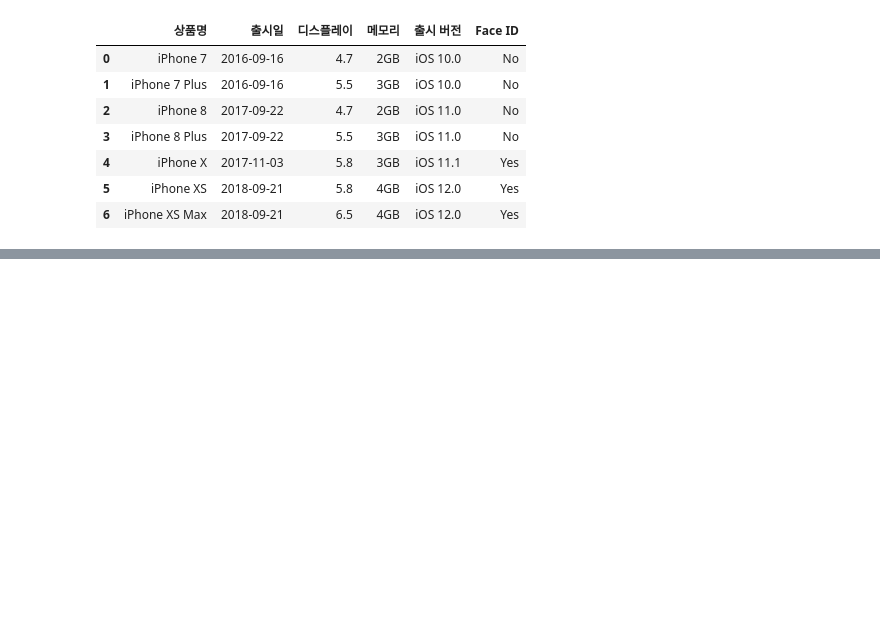
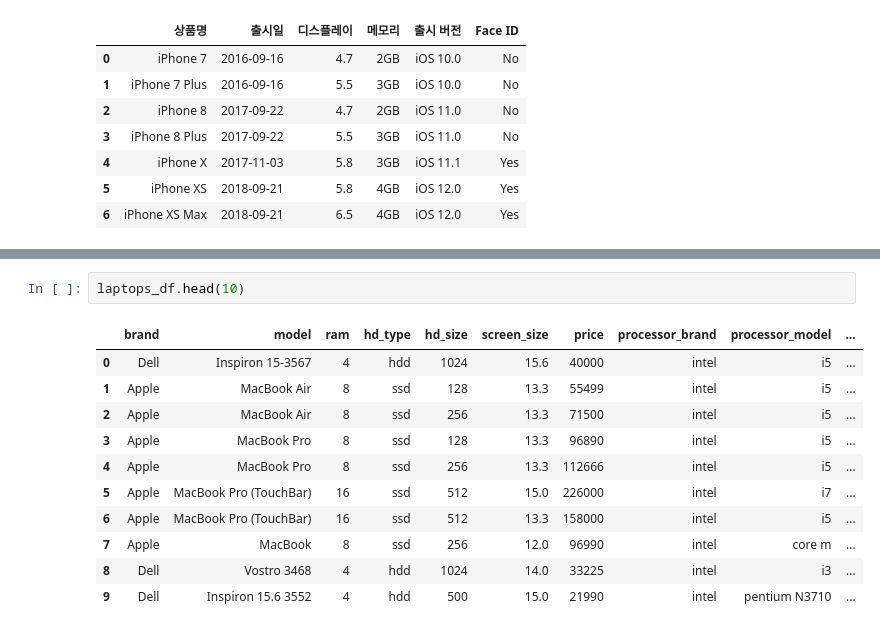
Before and after one commit to bhj8551/rehablitation, a Jupyter notebook: data_science_basic/study_dataframe.ipynb, the cells around one changed output, grey strips where cells are left out. Cells and saved outputs as stored; diff of their text form; blank space fills up the shorter version.

```diff
--- a/data_science_basic/study_dataframe.ipynb
+++ b/data_science_basic/study_dataframe.ipynb
@@ -92,0 +771,14 @@ iphone_df
+# %%
+laptops_df.head(10)
+# %% [output]
+|  | brand | model | ram | hd_type | hd_size | screen_size | price | processor_brand | processor_model | ... |
+| 0 | Dell | Inspiron 15-3567 | 4 | hdd | 1024 | 15.6 | 40000 | intel | i5 | ... |
+| 1 | Apple | MacBook Air | 8 | ssd | 128 | 13.3 | 55499 | intel | i5 | ... |
+| 2 | Apple | MacBook Air | 8 | ssd | 256 | 13.3 | 71500 | intel | i5 | ... |
+| 3 | Apple | MacBook Pro | 8 | ssd | 128 | 13.3 | 96890 | intel | i5 | ... |
+| 4 | Apple | MacBook Pro | 8 | ssd | 256 | 13.3 | 112666 | intel | i5 | ... |
+| 5 | Apple | MacBook Pro (TouchBar) | 16 | ssd | 512 | 15.0 | 226000 | intel | i7 | ... |
+| 6 | Apple | MacBook Pro (TouchBar) | 16 | ssd | 512 | 13.3 | 158000 | intel | i5 | ... |
+| 7 | Apple | MacBook | 8 | ssd | 256 | 12.0 | 96990 | intel | core m | ... |
+| 8 | Dell | Vostro 3468 | 4 | hdd | 1024 | 14.0 | 33225 | intel | i3 | ... |
+| 9 | Dell | Inspiron 15.6 3552 | 4 | hdd | 500 | 15.0 | 21990 | intel | pentium N3710 | ... |
```
Also changed, not shown: parts of 89 cells of this notebook, 8 other files.
